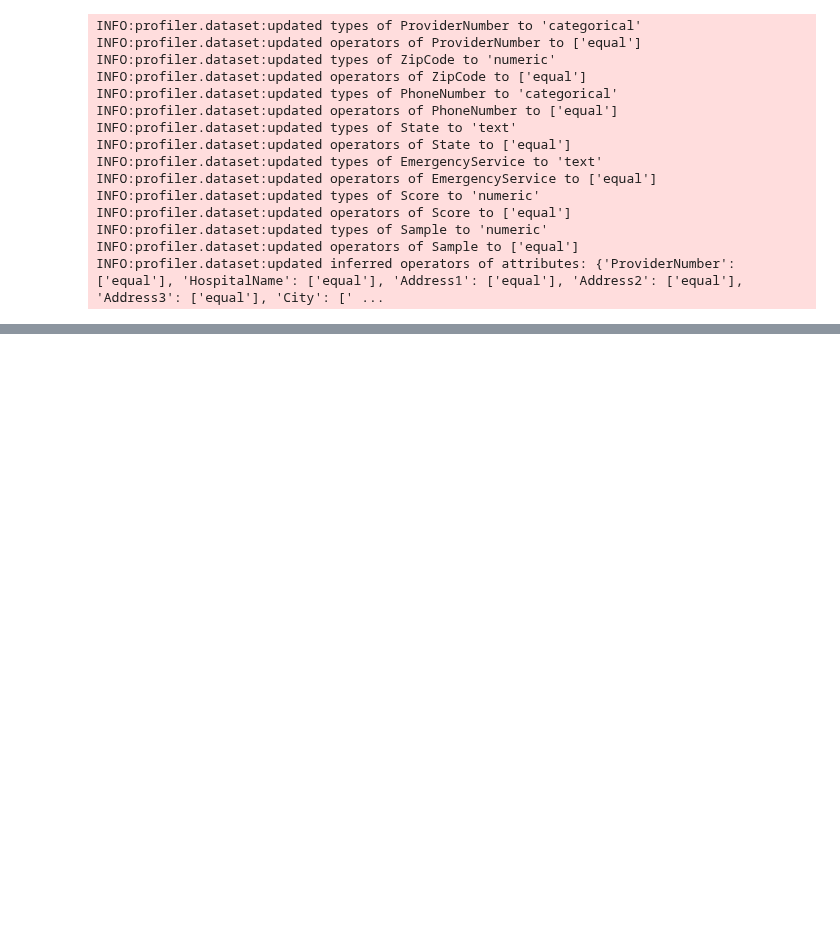
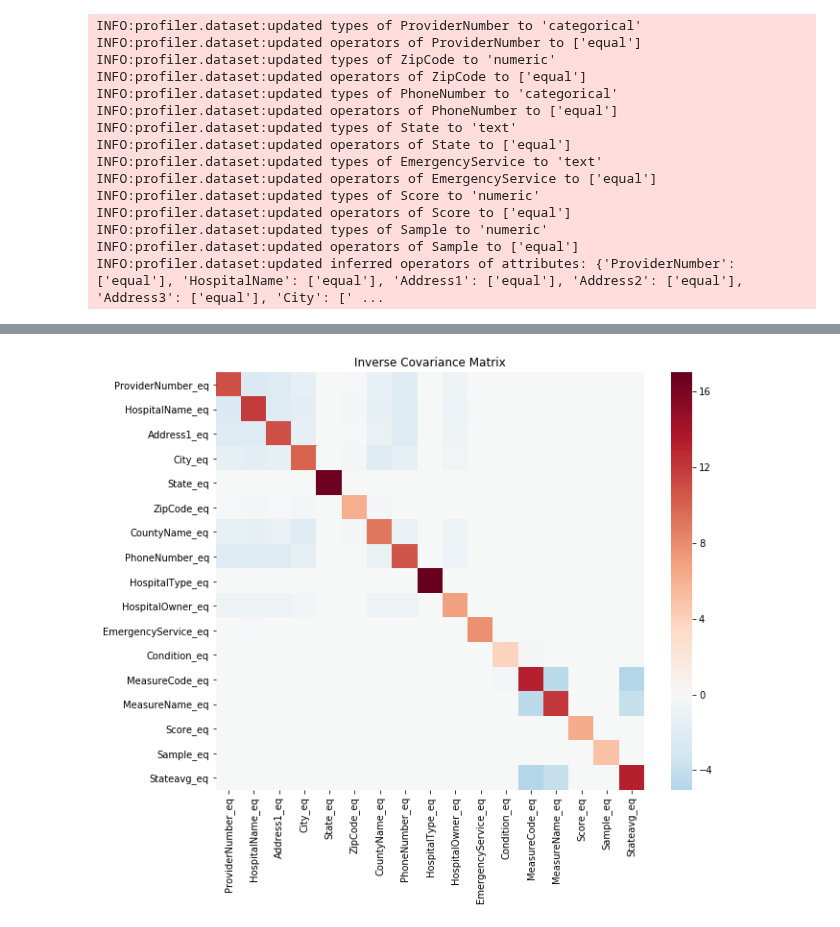
Before and after one commit to sis-ethz/Profiler-Public, a Jupyter notebook: tutorials/Tutorial1_Hospital.ipynb, the cells around one changed output, grey strips where cells are left out. Drawn from its saved outputs; the diff is of its cells as text; code cells hidden in the pictures; blank space fills up the shorter version.

```diff
--- a/tutorials/Tutorial1_Hospital.ipynb
+++ b/tutorials/Tutorial1_Hospital.ipynb
@@ -167,0 +125,4 @@ Stateavg_eq,Condition_eq,MeasureCode_eq -> MeasureName_eq (0.9447860787648829)
+# %%
+pf.session.visualize_inverse_covariance()
+# %% [output]
+[figure, added]
```
Also changed, not shown: parts of 28 cells of this notebook, 36 other files.
